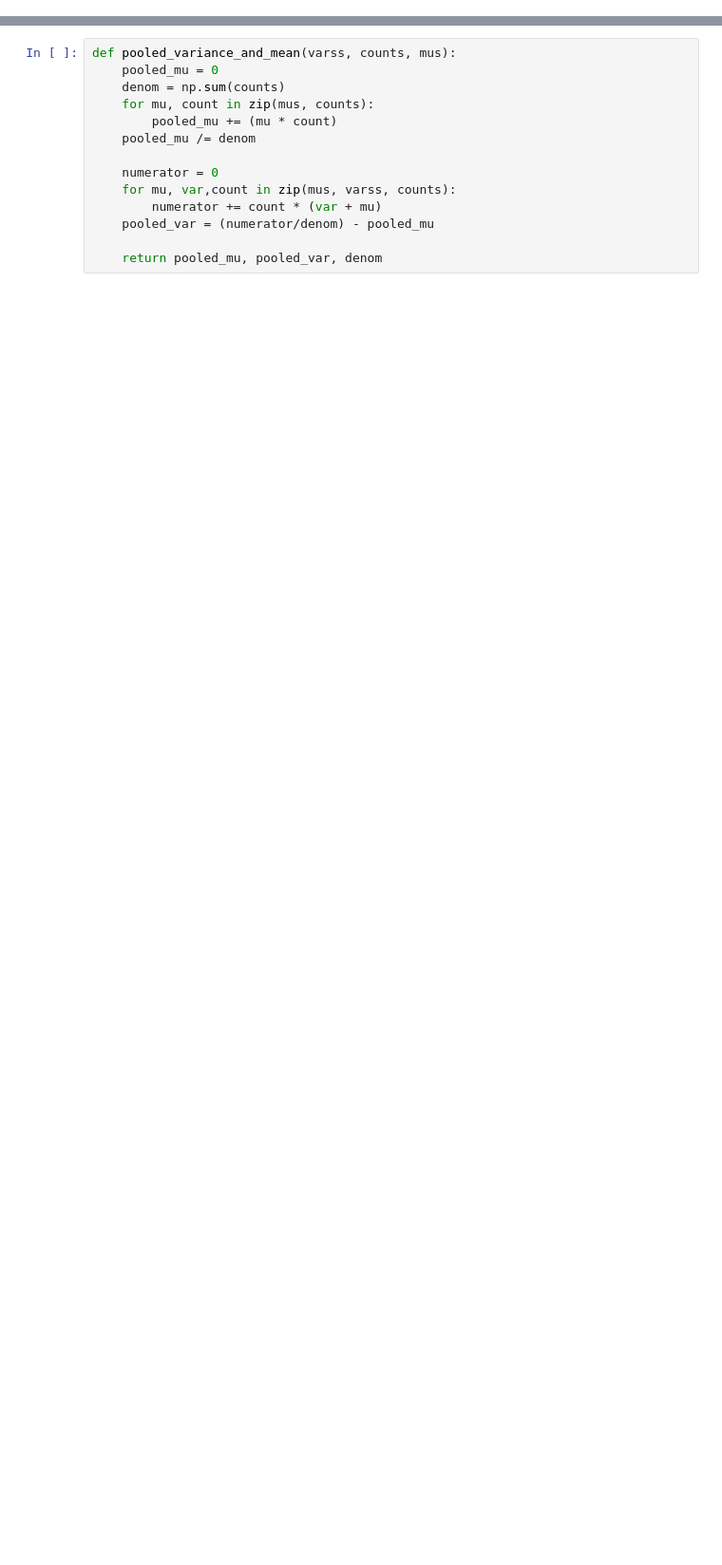
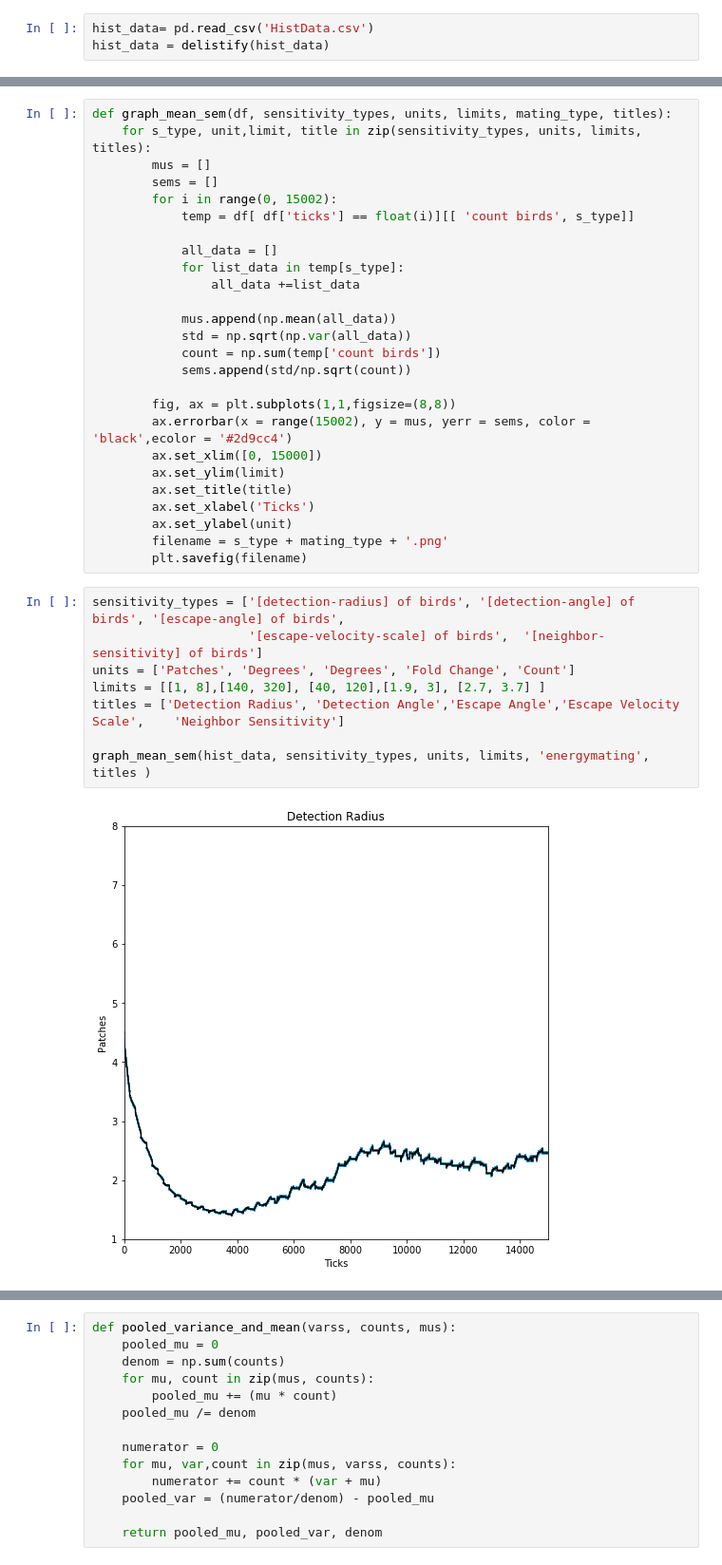
Before and after one commit to benjijamorris/Dynamic-Models-of-Biology, a Jupyter notebook: Graphs.ipynb, the cells around one changed output, grey strips where cells are left out. Shown at 95% size. Saved outputs shown, nothing was run; the diff lists cells and outputs as text; blank space fills up the shorter version.

```diff
--- a/Graphs.ipynb
+++ b/Graphs.ipynb
@@ -5,0 +44,3 @@ import matplotlib.pyplot as plt
+# %%
+hist_data= pd.read_csv('HistData.csv')
+hist_data = delistify(hist_data)
@@ -5,0 +79,36 @@ import matplotlib.pyplot as plt
+# %%
+def graph_mean_sem(df, sensitivity_types, units, limits, mating_type, titles):
+    for s_type, unit,limit, title in zip(sensitivity_types, units, limits, titles):
+        mus = []
+        sems = []
+        for i in range(0, 15002):
+            temp = df[ df['ticks'] == float(i)][[ 'count birds', s_type]]
+
+            all_data = []
+            for list_data in temp[s_type]:
+                all_data +=list_data
+
+            mus.append(np.mean(all_data))
+            std = np.sqrt(np.var(all_data))
+            count = np.sum(temp['count birds'])
+            sems.append(std/np.sqrt(count))
+
+        fig, ax = plt.subplots(1,1,figsize=(8,8))
+        ax.errorbar(x = range(15002), y = mus, yerr = sems, color = 'black',ecolor = '#2d9cc4')
+        ax.set_xlim([0, 15000])
+        ax.set_ylim(limit)
+        ax.set_title(title)
+        ax.set_xlabel('Ticks')
+        ax.set_ylabel(unit)
+        filename = s_type + mating_type + '.png'
+        plt.savefig(filename)
+# %%
+sensitivity_types = ['[detection-radius] of birds', '[detection-angle] of birds', '[escape-angle] of birds',
+                     '[escape-velocity-scale] of birds',  '[neighbor-sensitivity] of birds']
+units = ['Patches', 'Degrees', 'Degrees', 'Fold Change', 'Count']
+limits = [[1, 8],[140, 320], [40, 120],[1.9, 3], [2.7, 3.7] ]
+titles = ['Detection Radius', 'Detection Angle','Escape Angle','Escape Velocity Scale',    'Neighbor Sensitivity']
+
+graph_mean_sem(hist_data, sensitivity_types, units, limits, 'energymating', titles )
+# %% [output]
+[figure, added]
```
Also changed, not shown: parts of 25 cells of this notebook.
